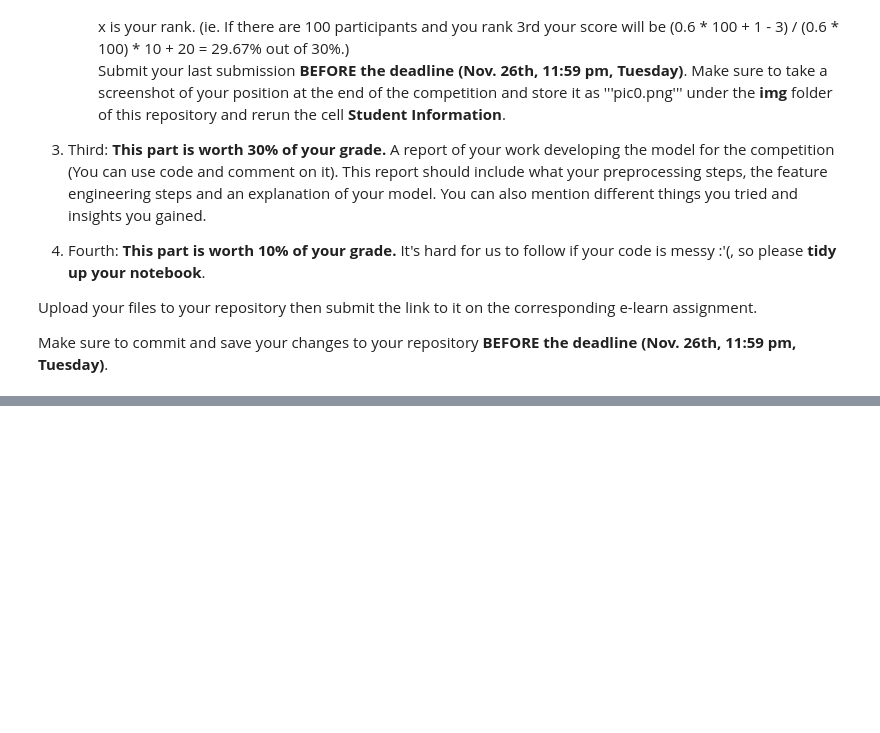
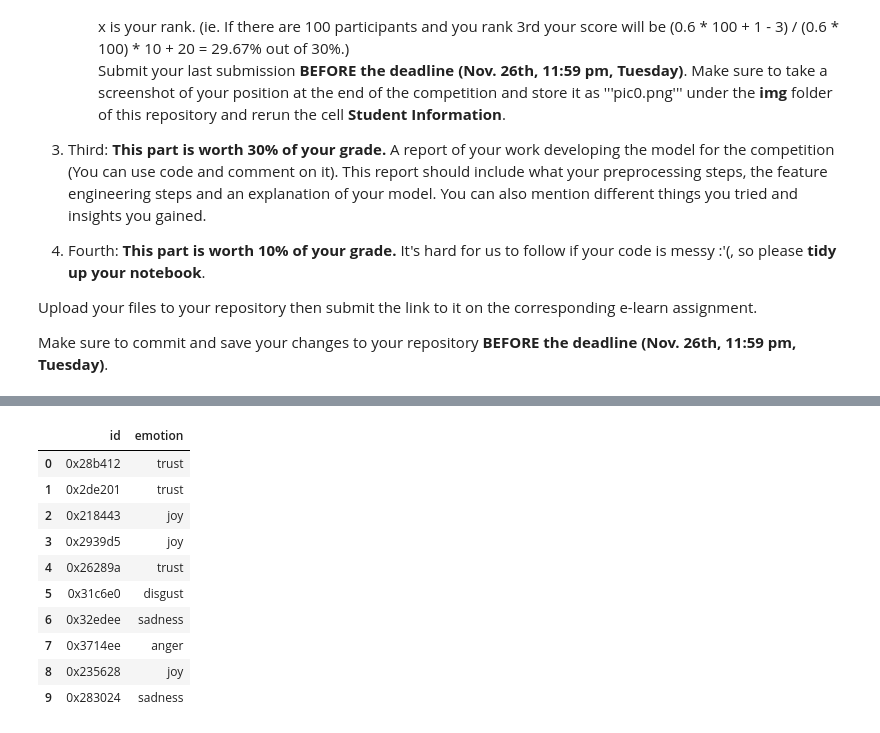
Before and after one commit to Arya0309/DM2024-Lab2-Homework, a Jupyter notebook: DM2024-Lab2-Homework.ipynb, the cells around one changed output, grey strips where cells are left out. Saved outputs shown, nothing was run; the diff lists cells and outputs as text; code cells hidden in the pictures; blank space fills up the shorter version.

```diff
--- a/DM2024-Lab2-Homework.ipynb
+++ b/DM2024-Lab2-Homework.ipynb
@@ -420,0 +747,2 @@ plt.show()
+# %%
+load_model = "model/model_epoch_4.ckpt"
@@ -420,0 +778,40 @@ plt.show()
+# %%
+device = torch.device("cuda" if torch.cuda.is_available() else "cpu")
+model = torch.load(load_model, map_location=device).to(device)
+# %%
+from tqdm import tqdm
+
+model.eval()
+with torch.no_grad():
+    tweet_ids = []
+    emotion = []
+    pbar = tqdm(dl_test, desc="Predicting")
+    for inputs, ids in pbar:
+        logits = model(**inputs)
+        preds = torch.argmax(logits, dim=1)
+        tweet_ids.extend(ids)
+        emotion.extend(preds.tolist())
+# %%
+from sklearn import preprocessing
+
+le = preprocessing.LabelEncoder()
+
+le.fit(df_train["emotion"])
+
+emotion = le.inverse_transform(emotion)
+submit = pd.DataFrame({"id": tweet_ids, "emotion": emotion})
+submit.to_csv("submission.csv", index=False)
+# %%
+submit.head(10)
+# %% [output]
+|  | id | emotion |
+| 0 | 0x28b412 | trust |
+| 1 | 0x2de201 | trust |
+| 2 | 0x218443 | joy |
+| 3 | 0x2939d5 | joy |
+| 4 | 0x26289a | trust |
+| 5 | 0x31c6e0 | disgust |
+| 6 | 0x32edee | sadness |
+| 7 | 0x3714ee | anger |
+| 8 | 0x235628 | joy |
+| 9 | 0x283024 | sadness |
```
Also changed, not shown: parts of 67 cells of this notebook, 2 other files.
